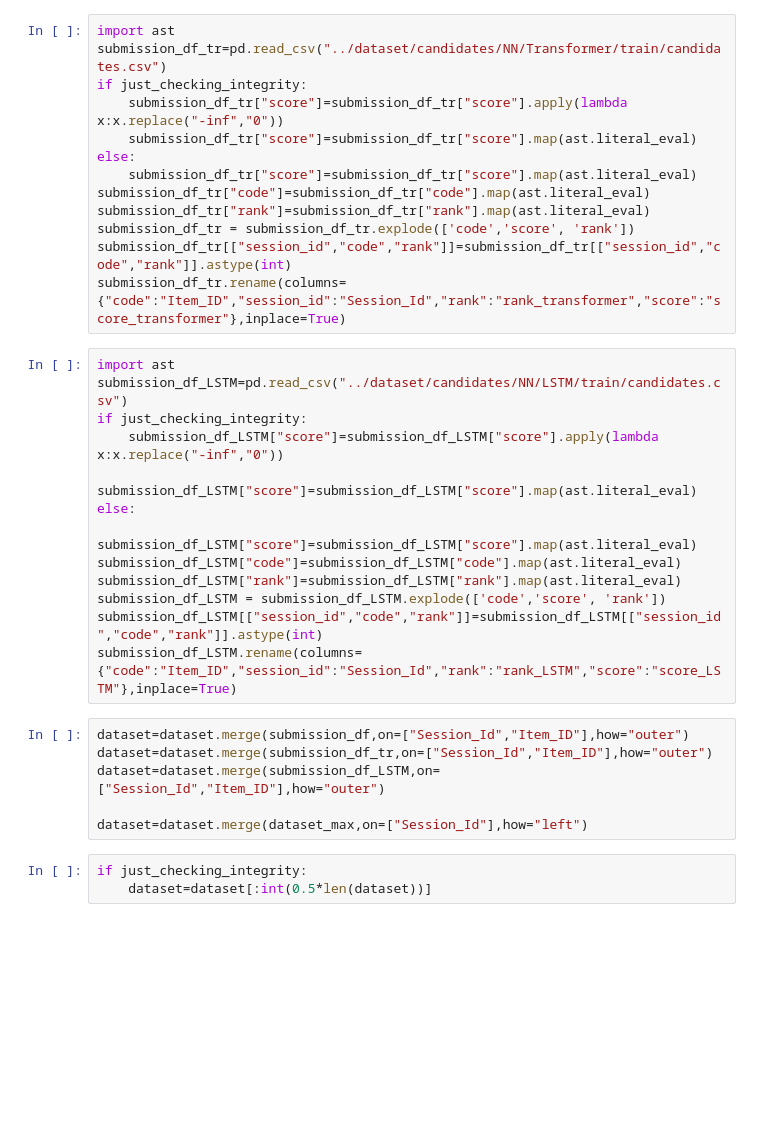
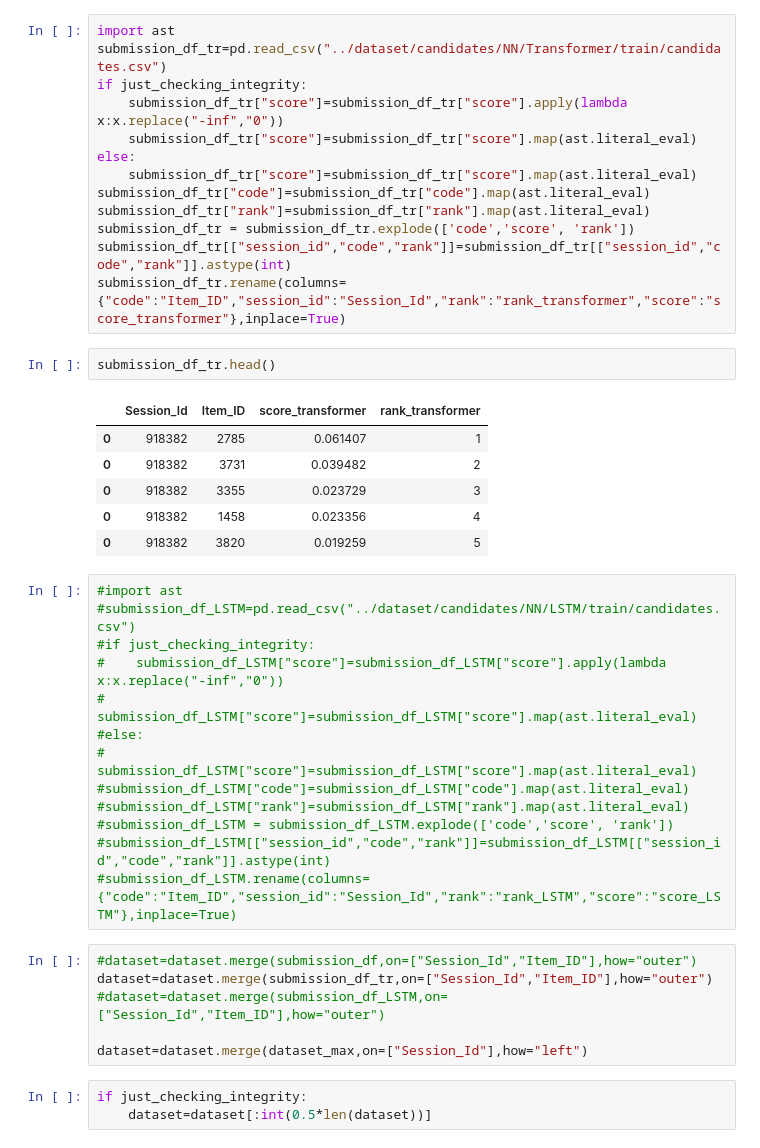
Before and after one commit to stavco9/rs-final-project, a Jupyter notebook: recsys2022/Final_submission/1-dressipi-lgbmranker-training_k.ipynb, the cells around one changed output. Drawn from its saved outputs; the diff is of its cells as text; blank space fills up the shorter version.

```diff
--- a/recsys2022/Final_submission/1-dressipi-lgbmranker-training_k.ipynb
+++ b/recsys2022/Final_submission/1-dressipi-lgbmranker-training_k.ipynb
@@ -87,23 +80,32 @@ submission_df_tr["rank"]=submission_df_tr["rank"].map(ast.literal_eval)
 submission_df_tr = submission_df_tr.explode(['code','score', 'rank'])
 submission_df_tr[["session_id","code","rank"]]=submission_df_tr[["session_id","code","rank"]].astype(int)
 submission_df_tr.rename(columns={"code":"Item_ID","session_id":"Session_Id","rank":"rank_transformer","score":"score_transformer"},inplace=True)
+# %%
+submission_df_tr.head()
+# %% [output]
+|  | Session_Id | Item_ID | score_transformer | rank_transformer |
+| 0 | 918382 | 2785 | 0.061407 | 1 |
+| 0 | 918382 | 3731 | 0.039482 | 2 |
+| 0 | 918382 | 3355 | 0.023729 | 3 |
+| 0 | 918382 | 1458 | 0.023356 | 4 |
+| 0 | 918382 | 3820 | 0.019259 | 5 |
 # %%
-import ast
-submission_df_LSTM=pd.read_csv("../dataset/candidates/NN/LSTM/train/candidates.csv")
-if just_checking_integrity:
-    submission_df_LSTM["score"]=submission_df_LSTM["score"].apply(lambda x:x.replace("-inf","0"))
-    submission_df_LSTM["score"]=submission_df_LSTM["score"].map(ast.literal_eval)
-else:
-    submission_df_LSTM["score"]=submission_df_LSTM["score"].map(ast.literal_eval)
-submission_df_LSTM["code"]=submission_df_LSTM["code"].map(ast.literal_eval)
-submission_df_LSTM["rank"]=submission_df_LSTM["rank"].map(ast.literal_eval)
-submission_df_LSTM = submission_df_LSTM.explode(['code','score', 'rank'])
-submission_df_LSTM[["session_id","code","rank"]]=submission_df_LSTM[["session_id","code","rank"]].astype(int)
-submission_df_LSTM.rename(columns={"code":"Item_ID","session_id":"Session_Id","rank":"rank_LSTM","score":"score_LSTM"},inplace=True)
+#import ast
+#submission_df_LSTM=pd.read_csv("../dataset/candidates/NN/LSTM/train/candidates.csv")
+#if just_checking_integrity:
+#    submission_df_LSTM["score"]=submission_df_LSTM["score"].apply(lambda x:x.replace("-inf","0"))
+#    submission_df_LSTM["score"]=submission_df_LSTM["score"].map(ast.literal_eval)
+#else:
+#    submission_df_LSTM["score"]=submission_df_LSTM["score"].map(ast.literal_eval)
+#submission_df_LSTM["code"]=submission_df_LSTM["code"].map(ast.literal_eval)
+#submission_df_LSTM["rank"]=submission_df_LSTM["rank"].map(ast.literal_eval)
+#submission_df_LSTM = submission_df_LSTM.explode(['code','score', 'rank'])
+#submission_df_LSTM[["session_id","code","rank"]]=submission_df_LSTM[["session_id","code","rank"]].astype(int)
+#submission_df_LSTM.rename(columns={"code":"Item_ID","session_id":"Session_Id","rank":"rank_LSTM","score":"score_LSTM"},inplace=True)
 # %%
-dataset=dataset.merge(submission_df,on=["Session_Id","Item_ID"],how="outer")
+#dataset=dataset.merge(submission_df,on=["Session_Id","Item_ID"],how="outer")
 dataset=dataset.merge(submission_df_tr,on=["Session_Id","Item_ID"],how="outer")
-dataset=dataset.merge(submission_df_LSTM,on=["Session_Id","Item_ID"],how="outer")
+#dataset=dataset.merge(submission_df_LSTM,on=["Session_Id","Item_ID"],how="outer")
 
 dataset=dataset.merge(dataset_max,on=["Session_Id"],how="left")
 # %%
```
Also changed, not shown: parts of 13 cells of this notebook.
